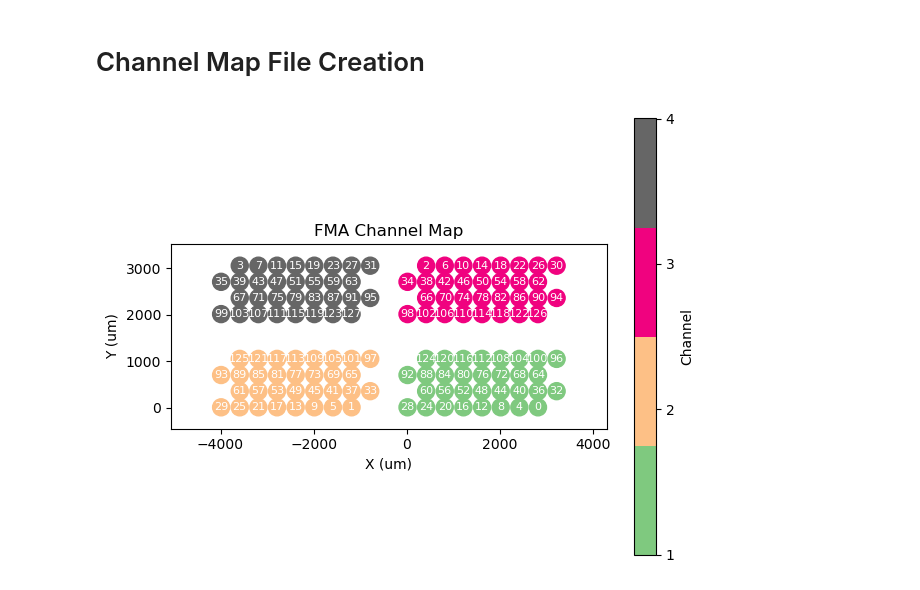
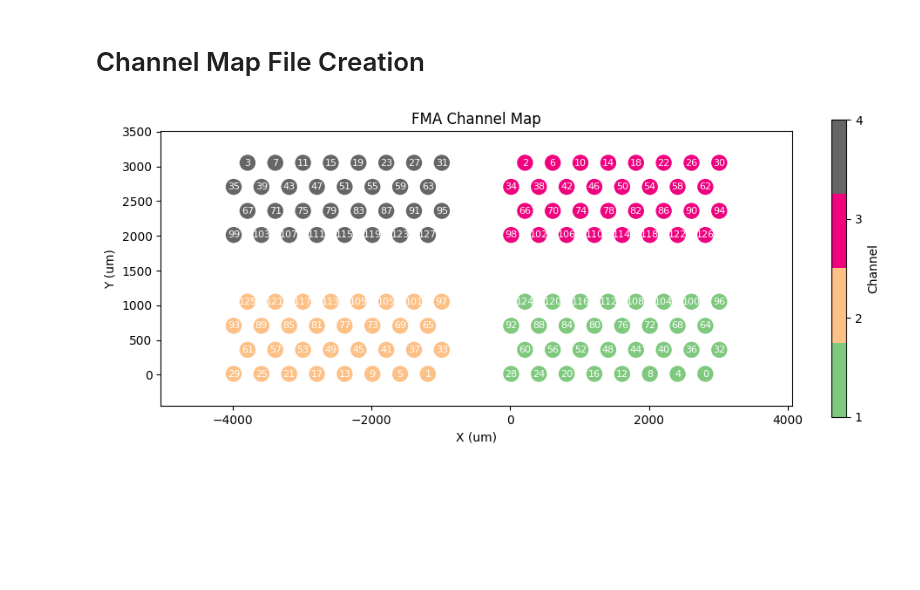
Before and after one commit to mdima98/spikesorting-boninilab, a Jupyter notebook: preprocessing/Channel-Maps-Generation/channel-map-generator-kilosort.ipynb, the cells around one changed output. Cells and saved outputs as stored; diff of their text form; code cells hidden in the pictures; blank space fills up the shorter version.

Commit message:
Modified channel map

```diff
--- a/preprocessing/Channel-Maps-Generation/channel-map-generator-kilosort.ipynb
+++ b/preprocessing/Channel-Maps-Generation/channel-map-generator-kilosort.ipynb
@@ -28,8 +28,10 @@ chanMap = np.concatenate([base_pattern + i for i in range(4)])
 # Pattern for the x coordinates
 x_step = 400 # micron
 # This is to discard the 4 electrode positions of 36 that are not recording channels, see map image.
-base_patternB = np.flip(np.arange(xc_center + x_step, x_step * 9, x_step))
+# base_patternB = np.flip(np.arange(xc_center + x_step, x_step * 9, x_step))
+base_patternB = np.flip(np.arange(xc_center + x_step/2, xc_center + x_step * 8 + x_step/2, x_step))  # Rows 2,4: 8 positions offset by x_step/2
 base_patternA = np.flip(np.arange(xc_center, x_step * 8, x_step))
+
 xc = np.concatenate([ base_patternA if i%2==0 else base_patternB for i in range(4)])
 xc = np.concatenate([xc for _ in range(4)])
 
@@ -82,9 +84,9 @@ probe = {
 # print(probe)
 
 # Run this on kilosort env to save the probe file
-# from kilosort.io import save_probe
+from kilosort.io import save_probe
 
-# save_probe(probe, './wireless_channel_map_kilosort.json')
+# save_probe(probe, './wifi_channel_map_kilosort.json')
 # %%
 # Plot the map
 import matplotlib.pyplot as plt
@@ -93,33 +95,34 @@ import matplotlib.pyplot as plt
 unique_k = np.sort(np.unique(k_coords))
 num_unique = len(unique_k)
 
+plt.figure(figsize=(10, 4))
 scatter = plt.scatter(xc, yc, c=k_coords, s=150,
             cmap=plt.get_cmap('Accent', num_unique))
 plt.xlabel('X (um)')
 plt.ylabel('Y (um)')
 plt.title('FMA Channel Map')
 
 # Set up colorbar with integer ticks
 cbar = plt.colorbar(scatter, ticks=unique_k)
 cbar.set_label('Channel')
 
 # Add text labels with channel numbers
 for i in range(len(chanMap)):
     plt.text(xc[i], yc[i], str(int(chanMap[i])),
              ha='center', va='center', fontsize=8, color='white')
 
 # Add 10% margin to axes
 x_min, x_max = np.min(xc), np.max(xc)
 y_min, y_max = np.min(yc), np.max(yc)
 x_margin = (x_max - x_min) * 0.15
 y_margin = (y_max - y_min) * 0.15
 plt.xlim(x_min - x_margin, x_max + x_margin)
 plt.ylim(y_min - y_margin, y_max + y_margin)
 
 # Set equal aspect ratio
 plt.gca().set_aspect('equal','box')
 plt.tight_layout()
 
 plt.show()
 # %% [output]
-[figure, old version]
+[figure, new version]
```
